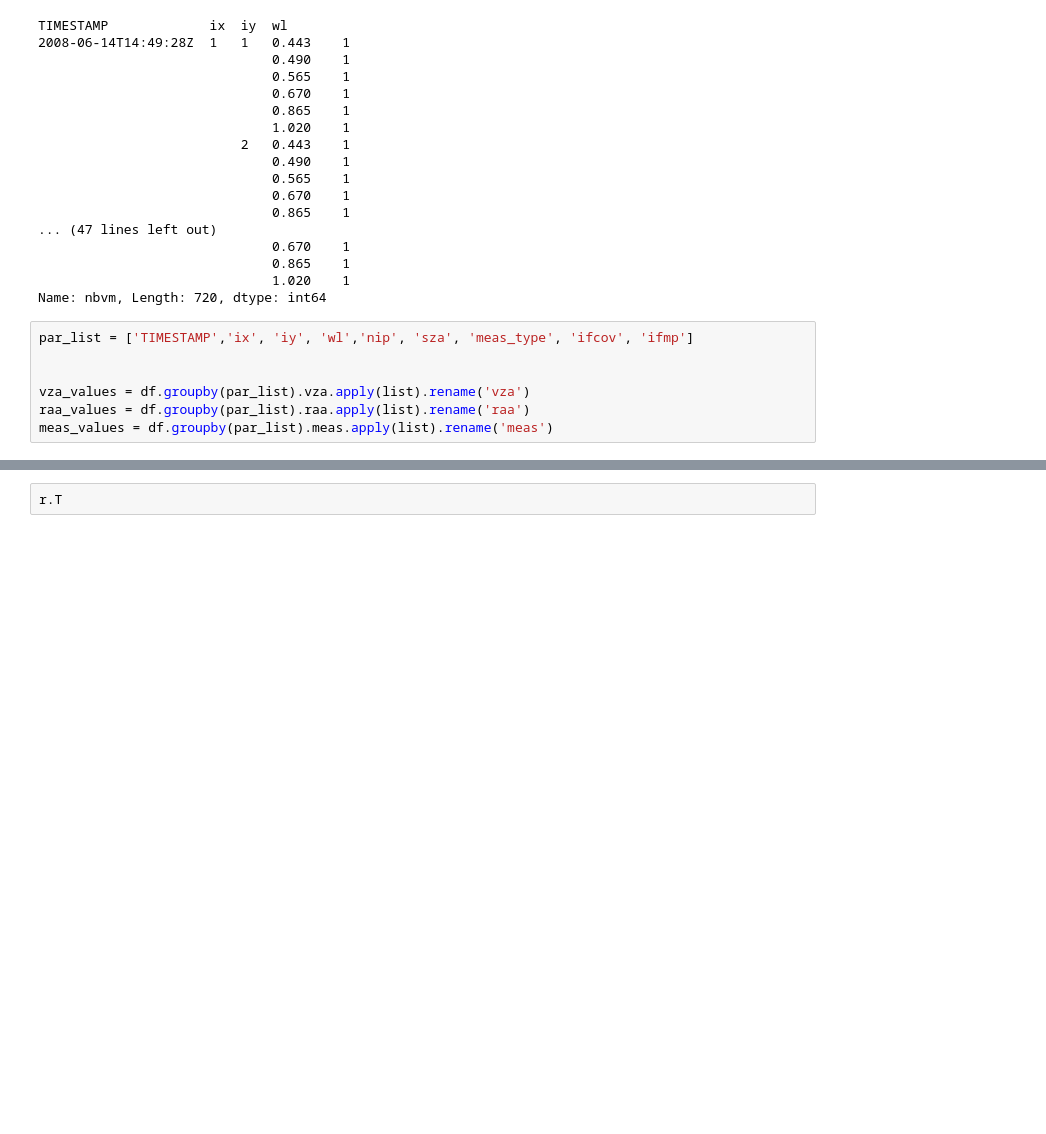
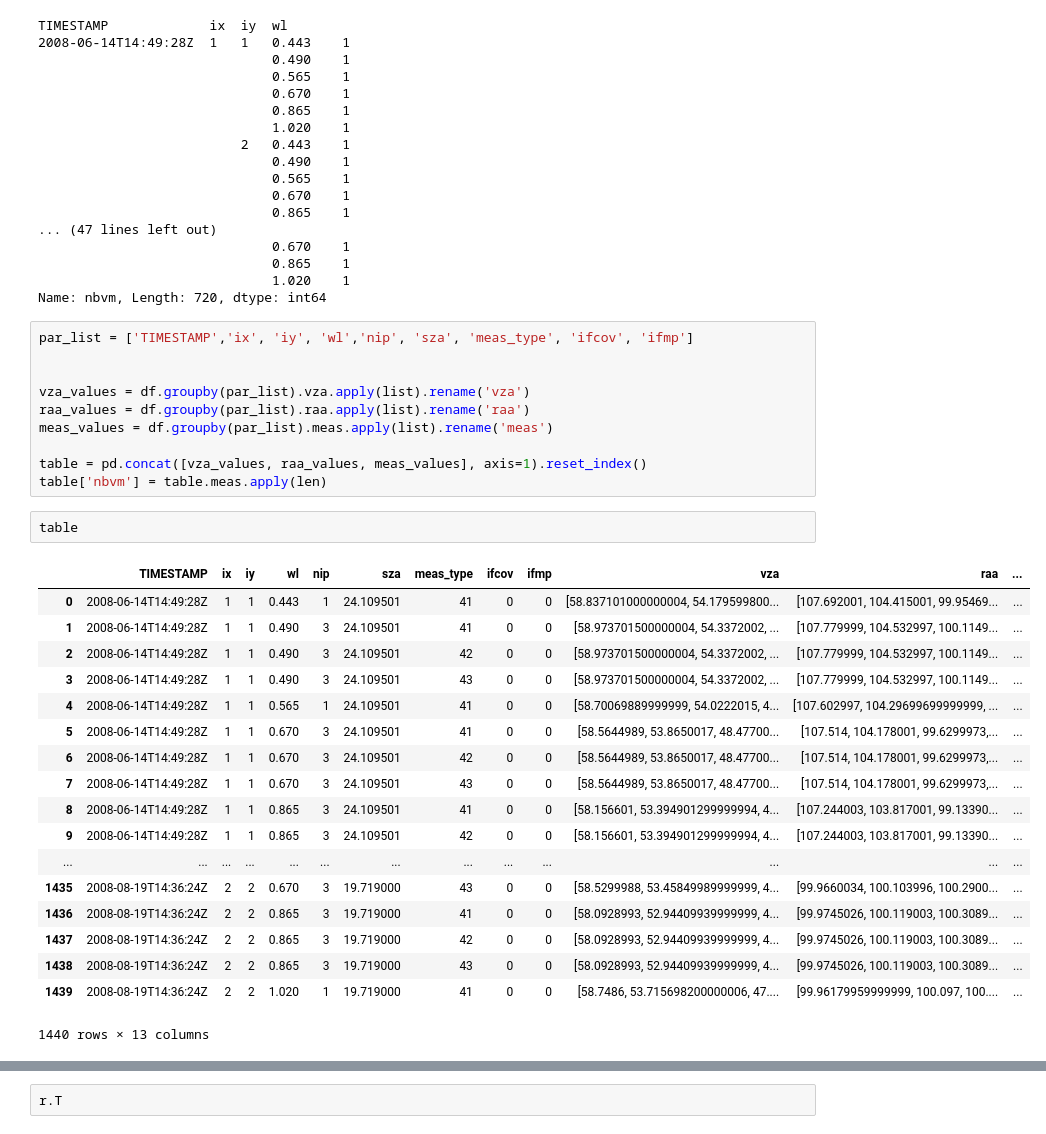
Before and after one commit to spectrum556/Aerosol-data-processing, a Jupyter notebook: Generate SDATA file/generate_SDATA.ipynb, the cells around one changed output, grey strips where cells are left out. Cells and saved outputs as stored; diff of their text form; blank space fills up the shorter version.

```diff
--- a/Generate SDATA file/generate_SDATA.ipynb
+++ b/Generate SDATA file/generate_SDATA.ipynb
@@ -96,6 +96,30 @@ par_list = ['TIMESTAMP','ix', 'iy', 'wl','nip', 'sza', 'meas_type', 'ifcov', 'if
 vza_values = df.groupby(par_list).vza.apply(list).rename('vza')
 raa_values = df.groupby(par_list).raa.apply(list).rename('raa')
 meas_values = df.groupby(par_list).meas.apply(list).rename('meas')
+
+table = pd.concat([vza_values, raa_values, meas_values], axis=1).reset_index()
+table['nbvm'] = table.meas.apply(len)
+# %%
+table
+# %% [output]
+|  | TIMESTAMP | ix | iy | wl | nip | sza | meas_type | ifcov | ifmp | vza | raa | ... |
+| 0 | 2008-06-14T14:49:28Z | 1 | 1 | 0.443 | 1 | 24.109501 | 41 | 0 | 0 | [58.837101000000004, 54.179599800... | [107.692001, 104.415001, 99.95469... | ... |
+| 1 | 2008-06-14T14:49:28Z | 1 | 1 | 0.490 | 3 | 24.109501 | 41 | 0 | 0 | [58.973701500000004, 54.3372002, ... | [107.779999, 104.532997, 100.1149... | ... |
+| 2 | 2008-06-14T14:49:28Z | 1 | 1 | 0.490 | 3 | 24.109501 | 42 | 0 | 0 | [58.973701500000004, 54.3372002, ... | [107.779999, 104.532997, 100.1149... | ... |
+| 3 | 2008-06-14T14:49:28Z | 1 | 1 | 0.490 | 3 | 24.109501 | 43 | 0 | 0 | [58.973701500000004, 54.3372002, ... | [107.779999, 104.532997, 100.1149... | ... |
+| 4 | 2008-06-14T14:49:28Z | 1 | 1 | 0.565 | 1 | 24.109501 | 41 | 0 | 0 | [58.70069889999999, 54.0222015, 4... | [107.602997, 104.29699699999999, ... | ... |
+| 5 | 2008-06-14T14:49:28Z | 1 | 1 | 0.670 | 3 | 24.109501 | 41 | 0 | 0 | [58.5644989, 53.8650017, 48.47700... | [107.514, 104.178001, 99.6299973,... | ... |
+| 6 | 2008-06-14T14:49:28Z | 1 | 1 | 0.670 | 3 | 24.109501 | 42 | 0 | 0 | [58.5644989, 53.8650017, 48.47700... | [107.514, 104.178001, 99.6299973,... | ... |
+| 7 | 2008-06-14T14:49:28Z | 1 | 1 | 0.670 | 3 | 24.109501 | 43 | 0 | 0 | [58.5644989, 53.8650017, 48.47700... | [107.514, 104.178001, 99.6299973,... | ... |
+| 8 | 2008-06-14T14:49:28Z | 1 | 1 | 0.865 | 3 | 24.109501 | 41 | 0 | 0 | [58.156601, 53.394901299999994, 4... | [107.244003, 103.817001, 99.13390... | ... |
+| 9 | 2008-06-14T14:49:28Z | 1 | 1 | 0.865 | 3 | 24.109501 | 42 | 0 | 0 | [58.156601, 53.394901299999994, 4... | [107.244003, 103.817001, 99.13390... | ... |
+| ... | ... | ... | ... | ... | ... | ... | ... | ... | ... | ... | ... | ... |
+| 1435 | 2008-08-19T14:36:24Z | 2 | 2 | 0.670 | 3 | 19.719000 | 43 | 0 | 0 | [58.5299988, 53.45849989999999, 4... | [99.9660034, 100.103996, 100.2900... | ... |
+| 1436 | 2008-08-19T14:36:24Z | 2 | 2 | 0.865 | 3 | 19.719000 | 41 | 0 | 0 | [58.0928993, 52.94409939999999, 4... | [99.9745026, 100.119003, 100.3089... | ... |
+| 1437 | 2008-08-19T14:36:24Z | 2 | 2 | 0.865 | 3 | 19.719000 | 42 | 0 | 0 | [58.0928993, 52.94409939999999, 4... | [99.9745026, 100.119003, 100.3089... | ... |
+| 1438 | 2008-08-19T14:36:24Z | 2 | 2 | 0.865 | 3 | 19.719000 | 43 | 0 | 0 | [58.0928993, 52.94409939999999, 4... | [99.9745026, 100.119003, 100.3089... | ... |
+| 1439 | 2008-08-19T14:36:24Z | 2 | 2 | 1.020 | 1 | 19.719000 | 41 | 0 | 0 | [58.7486, 53.715698200000006, 47.... | [99.96179959999999, 100.097, 100.... | ... |
+1440 rows × 13 columns
 # %%
 dict_of_dicts = {}
 
```
Also changed, not shown: parts of 13 cells of this notebook, 4 other files.
